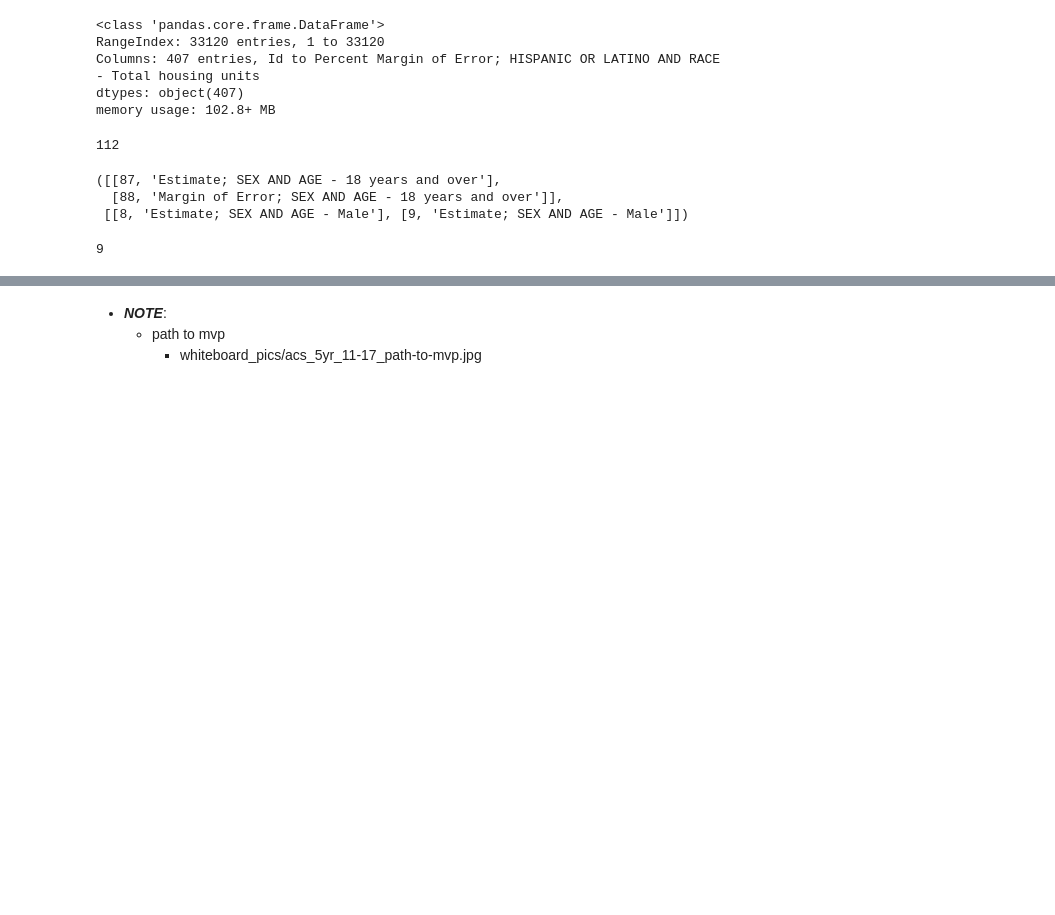
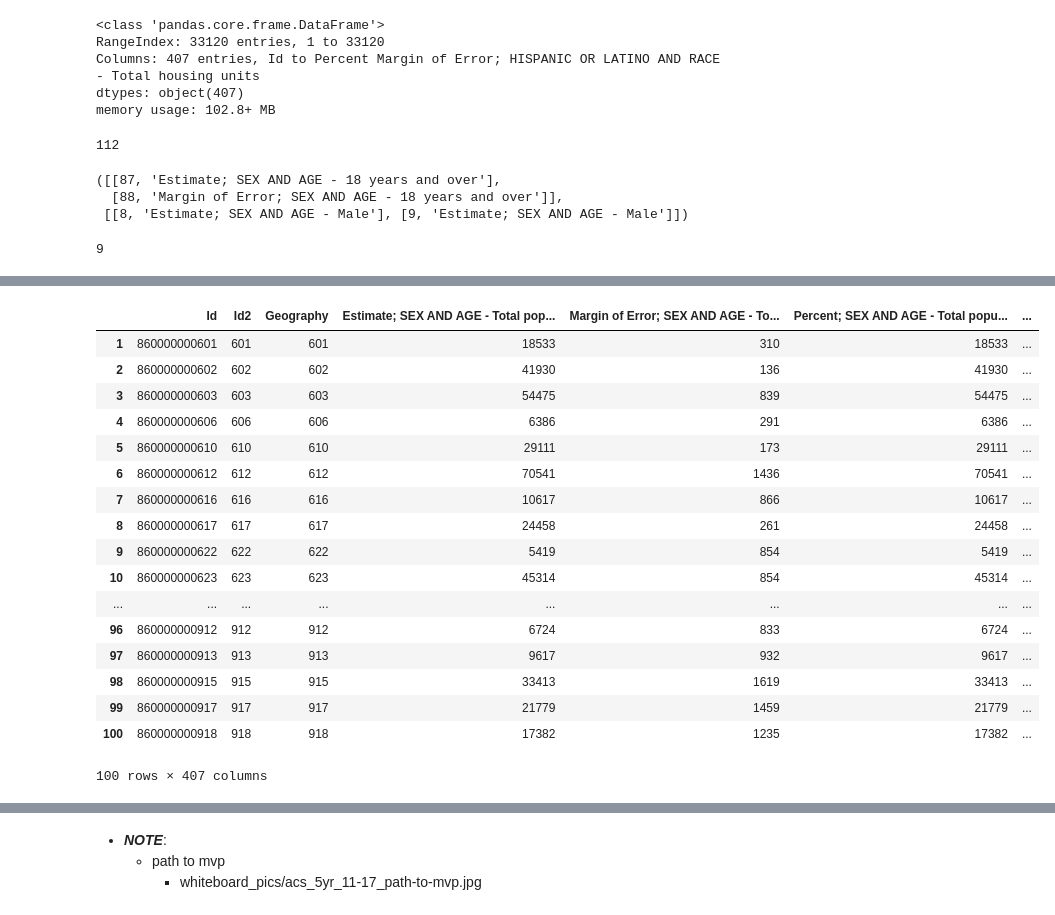
Before and after one commit to gumdropsteve/population_prophet, a Jupyter notebook: exploratory-data-analysis/American_Community_Survey/fiveyr_11_17_kmeans.ipynb, the cells around one changed output, grey strips where cells are left out. Saved outputs shown, nothing was run; the diff lists cells and outputs as text; code cells hidden in the pictures; blank space fills up the shorter version.

```diff
--- a/exploratory-data-analysis/American_Community_Survey/fiveyr_11_17_kmeans.ipynb
+++ b/exploratory-data-analysis/American_Community_Survey/fiveyr_11_17_kmeans.ipynb
@@ -309,0 +320,21 @@ non_nums
+# %%
+_2011df_.head(100)
+# %% [output]
+|  | Id | Id2 | Geography | Estimate; SEX AND AGE - Total pop... | Margin of Error; SEX AND AGE - To... | Percent; SEX AND AGE - Total popu... | ... |
+| 1 | 860000000601 | 601 | 601 | 18533 | 310 | 18533 | ... |
+| 2 | 860000000602 | 602 | 602 | 41930 | 136 | 41930 | ... |
+| 3 | 860000000603 | 603 | 603 | 54475 | 839 | 54475 | ... |
+| 4 | 860000000606 | 606 | 606 | 6386 | 291 | 6386 | ... |
+| 5 | 860000000610 | 610 | 610 | 29111 | 173 | 29111 | ... |
+| 6 | 860000000612 | 612 | 612 | 70541 | 1436 | 70541 | ... |
+| 7 | 860000000616 | 616 | 616 | 10617 | 866 | 10617 | ... |
+| 8 | 860000000617 | 617 | 617 | 24458 | 261 | 24458 | ... |
+| 9 | 860000000622 | 622 | 622 | 5419 | 854 | 5419 | ... |
+| 10 | 860000000623 | 623 | 623 | 45314 | 854 | 45314 | ... |
+| ... | ... | ... | ... | ... | ... | ... | ... |
+| 96 | 860000000912 | 912 | 912 | 6724 | 833 | 6724 | ... |
+| 97 | 860000000913 | 913 | 913 | 9617 | 932 | 9617 | ... |
+| 98 | 860000000915 | 915 | 915 | 33413 | 1619 | 33413 | ... |
+| 99 | 860000000917 | 917 | 917 | 21779 | 1459 | 21779 | ... |
+| 100 | 860000000918 | 918 | 918 | 17382 | 1235 | 17382 | ... |
+100 rows × 407 columns
```
Also changed, not shown: parts of 8 cells of this notebook.
